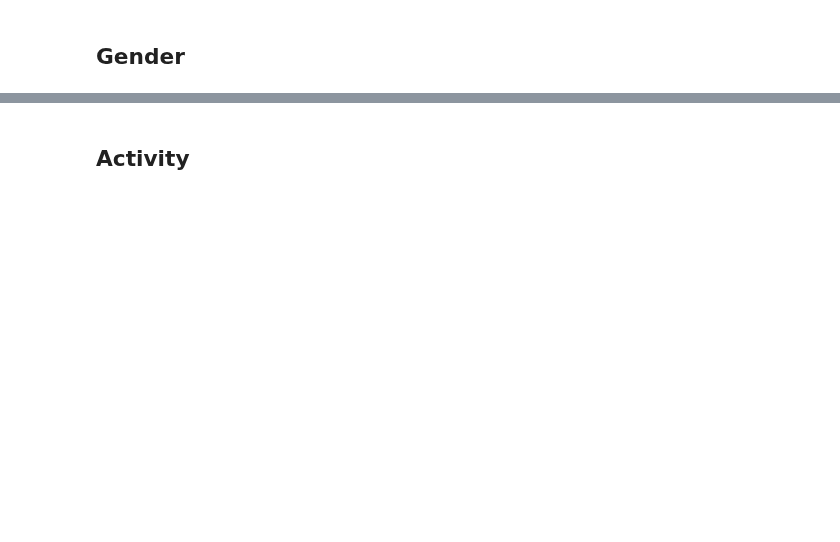
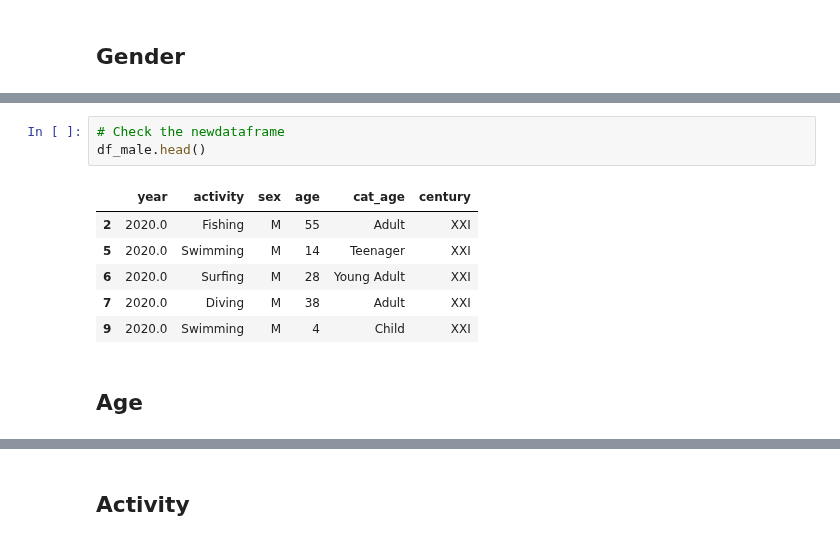
Before and after one commit to gabrielanakasato/ironhack-daft, a Jupyter notebook: proj/w03-project02/proj02-shark-attack.ipynb, the cells around one changed output, grey strips where cells are left out. Saved outputs shown, nothing was run; the diff lists cells and outputs as text; blank space fills up the shorter version.

```diff
--- a/proj/w03-project02/proj02-shark-attack.ipynb
+++ b/proj/w03-project02/proj02-shark-attack.ipynb
@@ -942,0 +1024,12 @@ array(['Swimming', 'Swimming after being swept off rocks',
+# %%
+# Check the newdataframe
+df_male.head()
+# %% [output]
+|  | year | activity | sex | age | cat_age | century |
+| 2 | 2020.0 | Fishing | M | 55 | Adult | XXI |
+| 5 | 2020.0 | Swimming | M | 14 | Teenager | XXI |
+| 6 | 2020.0 | Surfing | M | 28 | Young Adult | XXI |
+| 7 | 2020.0 | Diving | M | 38 | Adult | XXI |
+| 9 | 2020.0 | Swimming | M | 4 | Child | XXI |
+# %% [markdown]
+## Age
```
Also changed, not shown: parts of 143 cells of this notebook, 1 other file.
